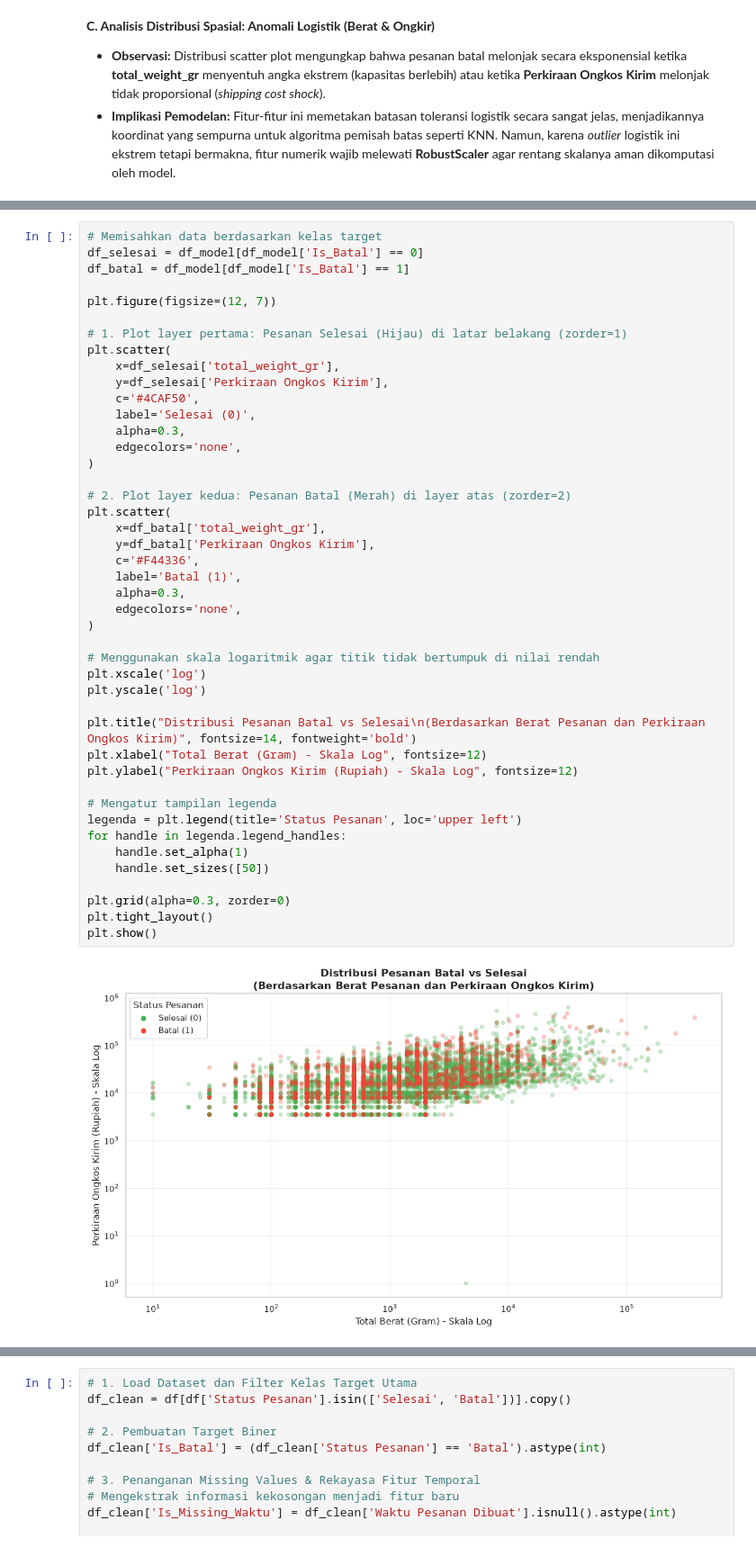
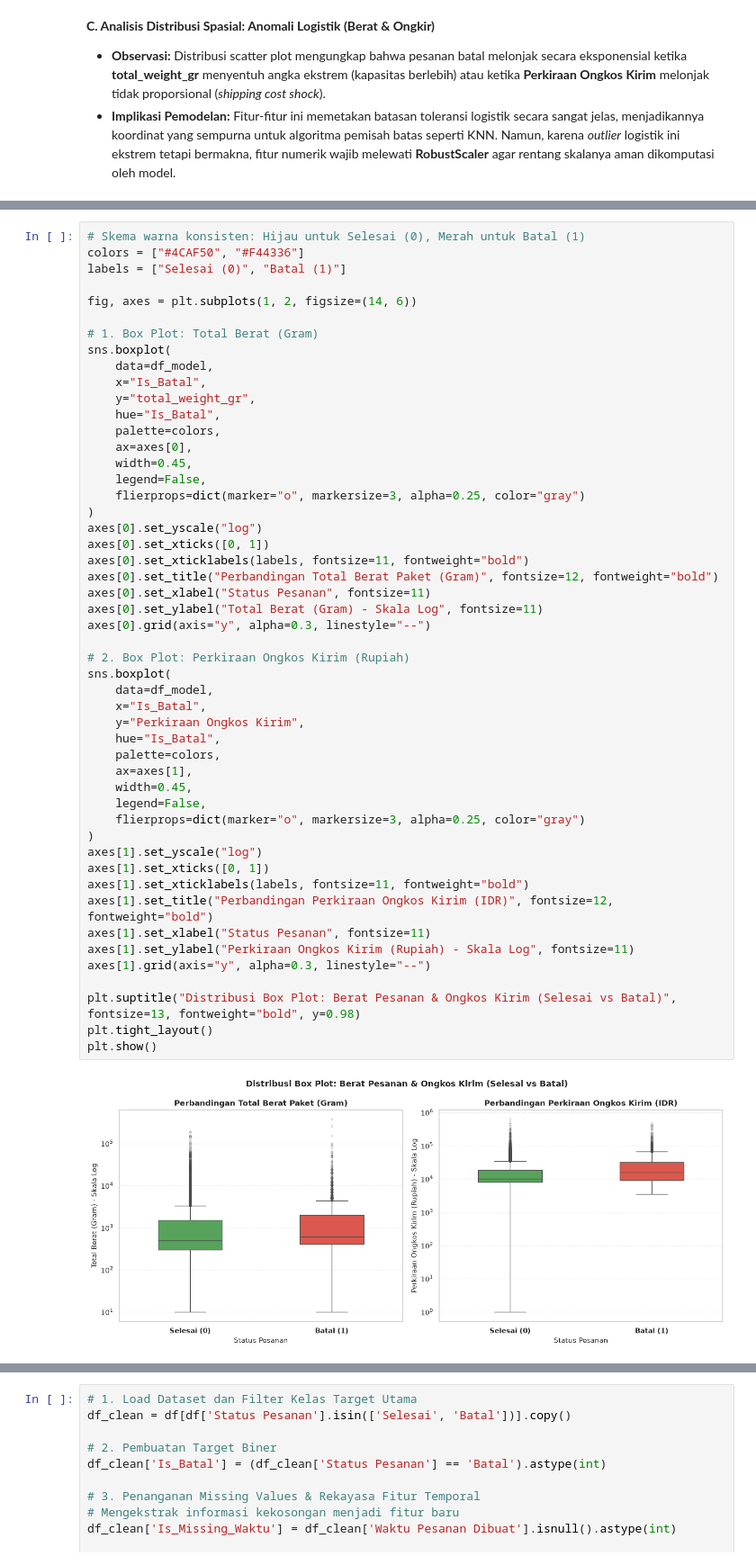
Before and after one commit to Morxidia/17_IF-B_wkwkwk, a Jupyter notebook: main.ipynb, the cells around one changed output, grey strips where cells are left out. Shown at 90% size. Cells and saved outputs as stored; diff of their text form.

```diff
--- a/main.ipynb
+++ b/main.ipynb
@@ -337,46 +641,52 @@ plt.show()
 # %%
-# Memisahkan data berdasarkan kelas target
-df_selesai = df_model[df_model['Is_Batal'] == 0]
-df_batal = df_model[df_model['Is_Batal'] == 1]
+# Skema warna konsisten: Hijau untuk Selesai (0), Merah untuk Batal (1)
+colors = ["#4CAF50", "#F44336"]
+labels = ["Selesai (0)", "Batal (1)"]
 
-plt.figure(figsize=(12, 7))
+fig, axes = plt.subplots(1, 2, figsize=(14, 6))
 
-# 1. Plot layer pertama: Pesanan Selesai (Hijau) di latar belakang (zorder=1)
-plt.scatter(
-    x=df_selesai['total_weight_gr'],
-    y=df_selesai['Perkiraan Ongkos Kirim'],
-    c='#4CAF50',
-    label='Selesai (0)',
-    alpha=0.3,
-    edgecolors='none',
+# 1. Box Plot: Total Berat (Gram)
+sns.boxplot(
+    data=df_model,
+    x="Is_Batal",
+    y="total_weight_gr",
+    hue="Is_Batal",
+    palette=colors,
+    ax=axes[0],
+    width=0.45,
+    legend=False,
+    flierprops=dict(marker="o", markersize=3, alpha=0.25, color="gray")
 )
+axes[0].set_yscale("log")
+axes[0].set_xticks([0, 1])
+axes[0].set_xticklabels(labels, fontsize=11, fontweight="bold")
+axes[0].set_title("Perbandingan Total Berat Paket (Gram)", fontsize=12, fontweight="bold")
+axes[0].set_xlabel("Status Pesanan", fontsize=11)
+axes[0].set_ylabel("Total Berat (Gram) - Skala Log", fontsize=11)
+axes[0].grid(axis="y", alpha=0.3, linestyle="--")
 
-# 2. Plot layer kedua: Pesanan Batal (Merah) di layer atas (zorder=2)
-plt.scatter(
-    x=df_batal['total_weight_gr'],
-    y=df_batal['Perkiraan Ongkos Kirim'],
-    c='#F44336',
-    label='Batal (1)',
-    alpha=0.3,
-    edgecolors='none',
+# 2. Box Plot: Perkiraan Ongkos Kirim (Rupiah)
+sns.boxplot(
+    data=df_model,
+    x="Is_Batal",
+    y="Perkiraan Ongkos Kirim",
+    hue="Is_Batal",
+    palette=colors,
+    ax=axes[1],
+    width=0.45,
+    legend=False,
+    flierprops=dict(marker="o", markersize=3, alpha=0.25, color="gray")
 )
+axes[1].set_yscale("log")
+axes[1].set_xticks([0, 1])
+axes[1].set_xticklabels(labels, fontsize=11, fontweight="bold")
+axes[1].set_title("Perbandingan Perkiraan Ongkos Kirim (IDR)", fontsize=12, fontweight="bold")
+axes[1].set_xlabel("Status Pesanan", fontsize=11)
+axes[1].set_ylabel("Perkiraan Ongkos Kirim (Rupiah) - Skala Log", fontsize=11)
+axes[1].grid(axis="y", alpha=0.3, linestyle="--")
 
-# Menggunakan skala logaritmik agar titik tidak bertumpuk di nilai rendah
-plt.xscale('log')
-plt.yscale('log')
-
-plt.title("Distribusi Pesanan Batal vs Selesai\n(Berdasarkan Berat Pesanan dan Perkiraan Ongkos Kirim)", fontsize=14, fontweight='bold')
-plt.xlabel("Total Berat (Gram) - Skala Log", fontsize=12)
-plt.ylabel("Perkiraan Ongkos Kirim (Rupiah) - Skala Log", fontsize=12)
-
-# Mengatur tampilan legenda
-legenda = plt.legend(title='Status Pesanan', loc='upper left')
-for handle in legenda.legend_handles:
-    handle.set_alpha(1)
-    handle.set_sizes([50])
-
-plt.grid(alpha=0.3, zorder=0)
+plt.suptitle("Distribusi Box Plot: Berat Pesanan & Ongkos Kirim (Selesai vs Batal)", fontsize=13, fontweight="bold", y=0.98)
 plt.tight_layout()
 plt.show()
 # %% [output]
-[figure, old version]
+[figure, new version]
```
Also changed, not shown: parts of 34 cells of this notebook.
